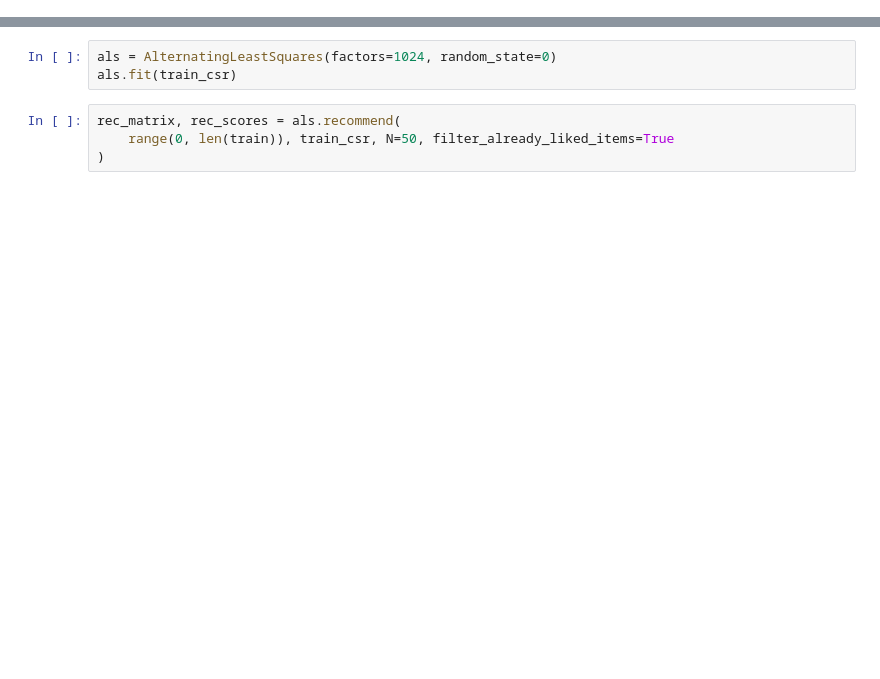
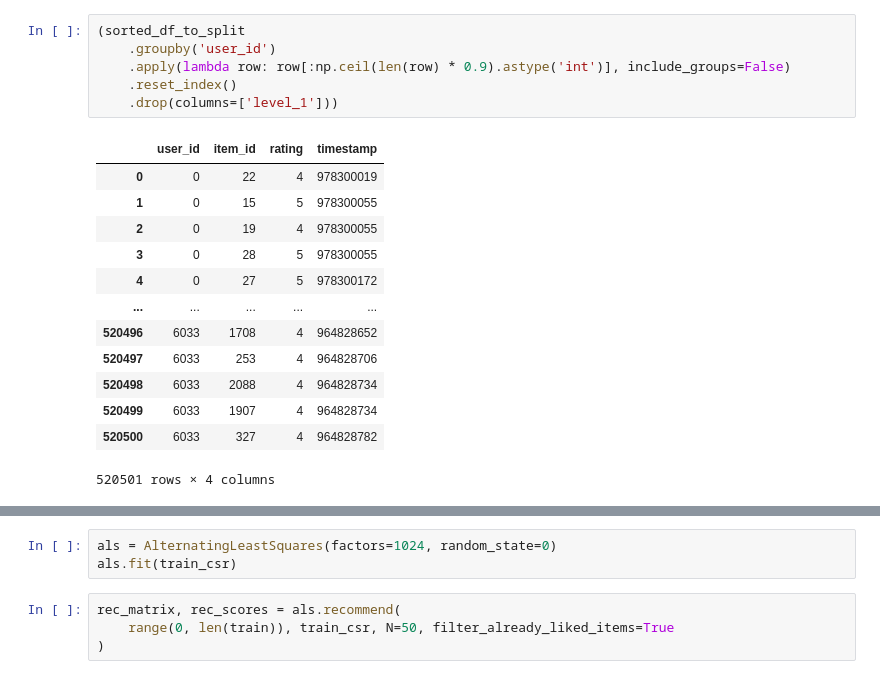
Before and after one commit to ekaterinatsinovnik/VAE-RecSys, a Jupyter notebook: draft.ipynb, the cells around one changed output, grey strips where cells are left out. Drawn from its saved outputs; the diff is of its cells as text; blank space fills up the shorter version.

```diff
--- a/draft.ipynb
+++ b/draft.ipynb
@@ -44,0 +179,20 @@ train_csr, item_train_encoder = make_sparse(train)
+# %%
+(sorted_df_to_split
+    .groupby('user_id')
+    .apply(lambda row: row[:np.ceil(len(row) * 0.9).astype('int')], include_groups=False)
+    .reset_index()
+    .drop(columns=['level_1']))
+# %% [output]
+|  | user_id | item_id | rating | timestamp |
+| 0 | 0 | 22 | 4 | 978300019 |
+| 1 | 0 | 15 | 5 | 978300055 |
+| 2 | 0 | 19 | 4 | 978300055 |
+| 3 | 0 | 28 | 5 | 978300055 |
+| 4 | 0 | 27 | 5 | 978300172 |
+| ... | ... | ... | ... | ... |
+| 520496 | 6033 | 1708 | 4 | 964828652 |
+| 520497 | 6033 | 253 | 4 | 964828706 |
+| 520498 | 6033 | 2088 | 4 | 964828734 |
+| 520499 | 6033 | 1907 | 4 | 964828734 |
+| 520500 | 6033 | 327 | 4 | 964828782 |
+520501 rows × 4 columns
```
Also changed, not shown: parts of 79 cells of this notebook, 16 other files.
